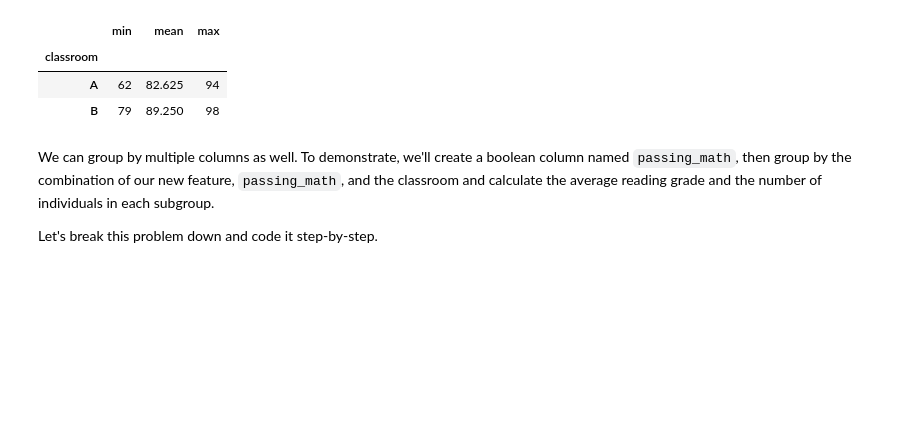
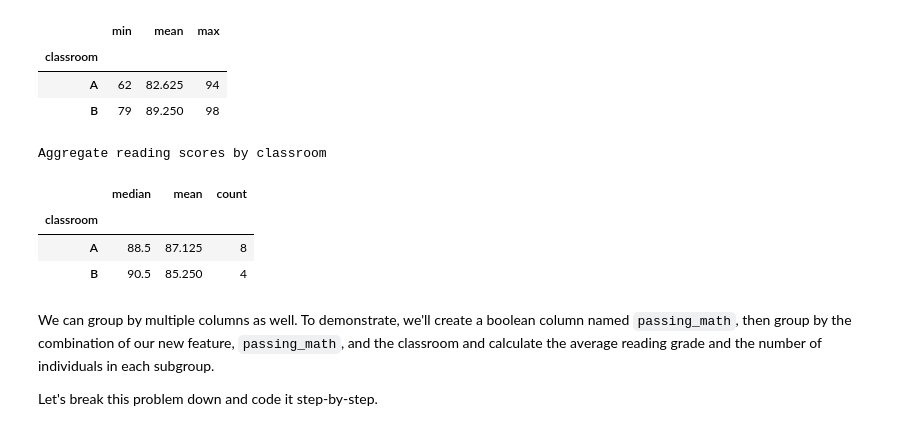
Before and after one commit to CodeupClassroom/germain-numpy-pandas-visualization-exercises, a Jupyter notebook: advanced-dataframes-intro.ipynb, the cells around one changed output. Saved outputs shown, nothing was run; the diff lists cells and outputs as text; code cells hidden in the pictures; blank space fills up the shorter version.

```diff
--- a/advanced-dataframes.ipynb
+++ b/advanced-dataframes-intro.ipynb
@@ -379,6 +442,17 @@ df.groupby('classroom').math.agg(['min', 'mean', 'max'])
 | classroom |  |  |  |
 | A | 62 | 82.625 | 94 |
 | B | 79 | 89.250 | 98 |
+# %%
+# For each classroom value, output the mean and median reading scores
+# The key to getting value from groupby objects is the use of aggregate functions
+print("Aggregate reading scores by classroom")
+df.groupby("classroom").reading.agg(["median", "mean", "count"])
+# %% [output]
+Aggregate reading scores by classroom
+|  | median | mean | count |
+| classroom |  |  |  |
+| A | 88.5 | 87.125 | 8 |
+| B | 90.5 | 85.250 | 4 |
 # %% [markdown]
 We can group by multiple columns as well. To demonstrate, we'll create a boolean column named `passing_math`, then group by the combination of our new feature, `passing_math`, and the classroom and calculate the average reading grade and the number of individuals in each subgroup.
 
```
Also changed, not shown: parts of 38 cells of this notebook.
